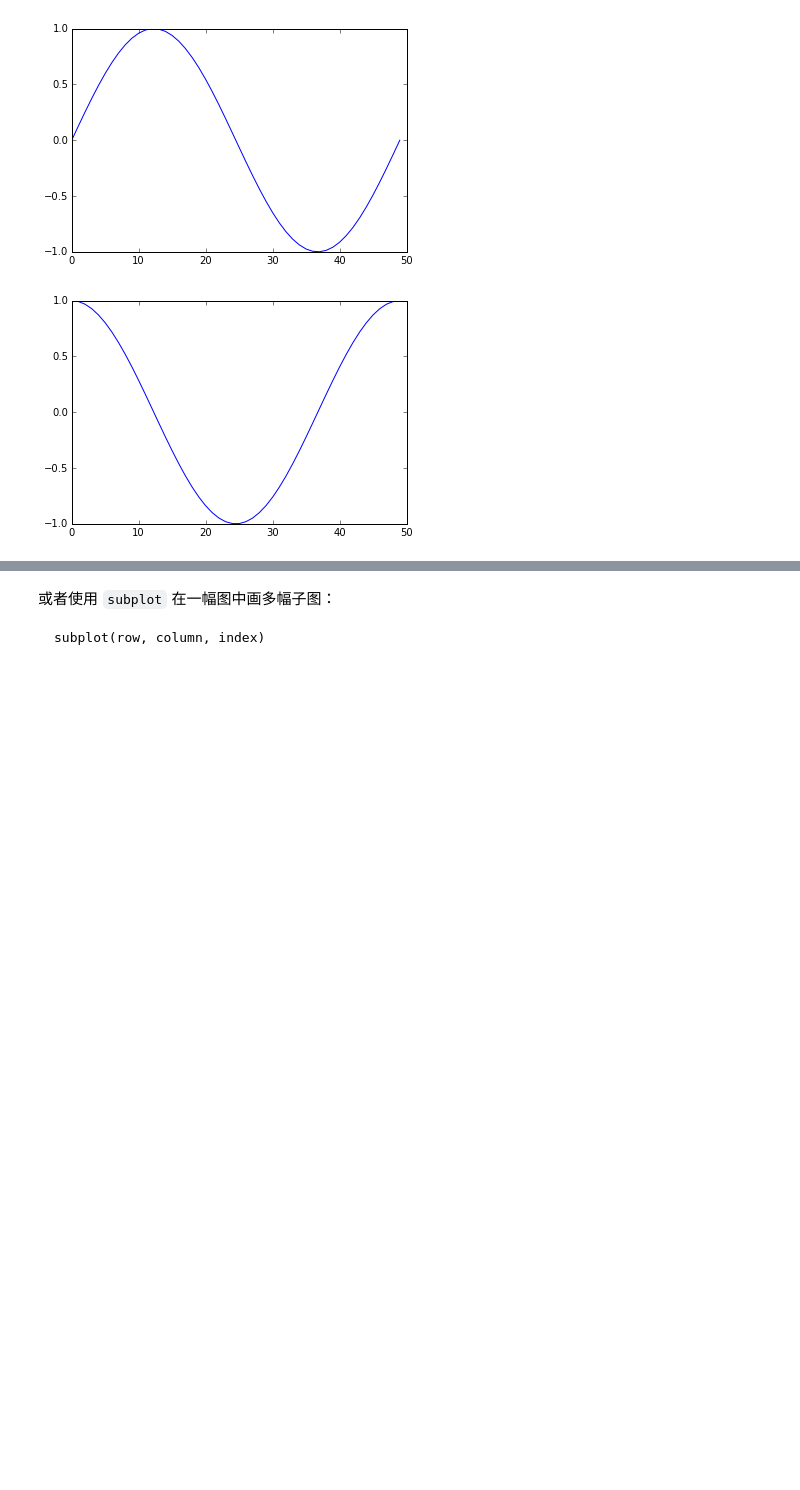
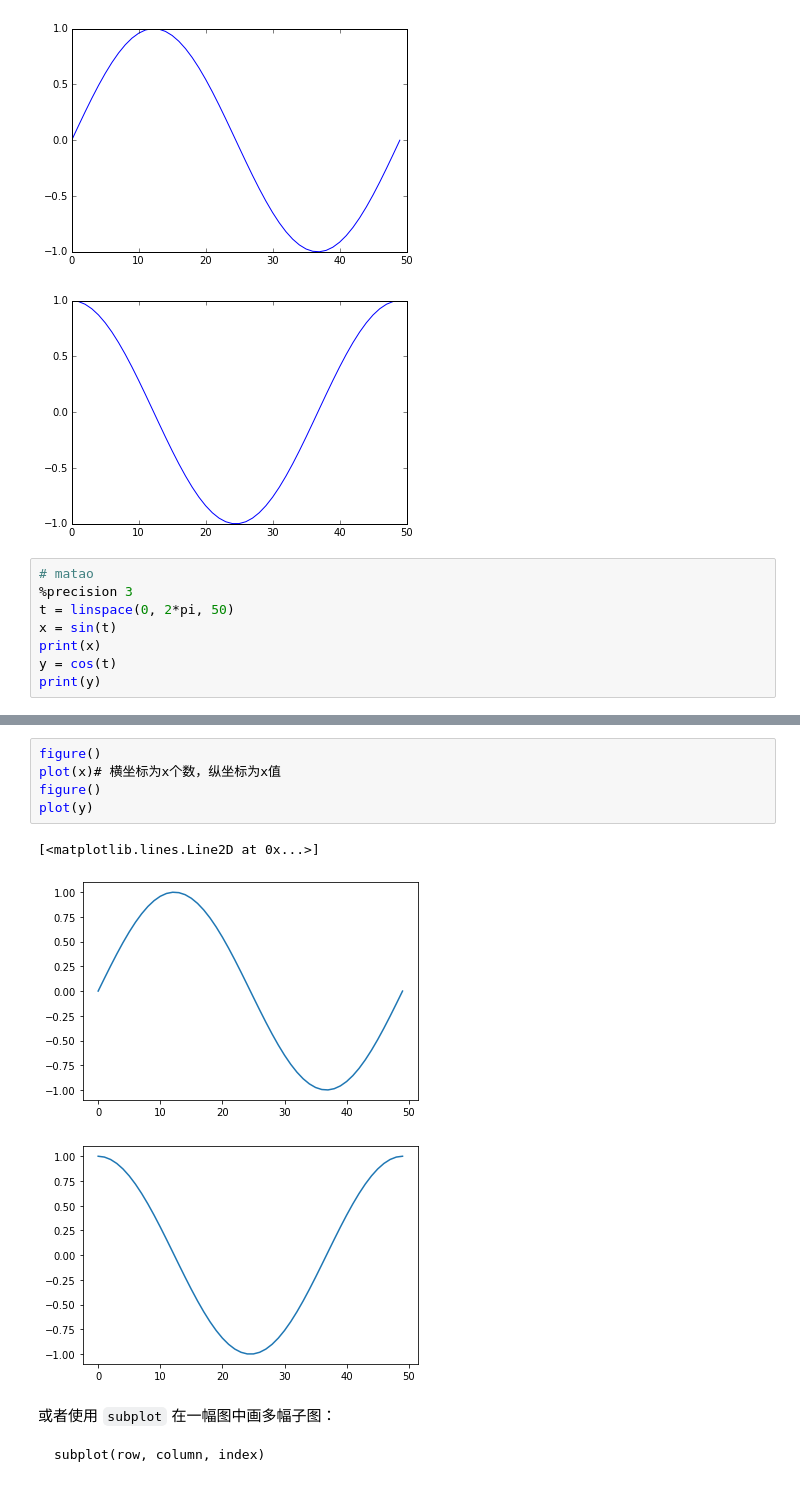
Before and after one commit to mockingtao/python_notes, a Jupyter notebook: 03-numpy/0302_Matplotlib 基础.ipynb, the cells around one changed output, grey strips where cells are left out. Drawn from its saved outputs; the diff is of its cells as text; blank space fills up the shorter version.

```diff
--- a/03-numpy/0302_Matplotlib 基础.ipynb
+++ b/03-numpy/0302_Matplotlib 基础.ipynb
@@ -138,3 +147,11 @@ plot(y)
 [<matplotlib.lines.Line2D at 0x...>]
 [figure]
 [figure]
+# %%
+# matao
+%precision 3
+t = linspace(0, 2*pi, 50)
+x = sin(t)
+print(x)
+y = cos(t)
+print(y)
@@ -141,3 +173,12 @@ plot(y)
+# %%
+figure()
+plot(x)# 横坐标为x个数，纵坐标为x值
+figure()
+plot(y)
+# %% [output]
+[<matplotlib.lines.Line2D at 0x...>]
+[figure, added]
+[figure, added]
 # %% [markdown]
 或者使用 `subplot` 在一幅图中画多幅子图：
 
```
Also changed, not shown: parts of 5 cells of this notebook, 7 other files.
